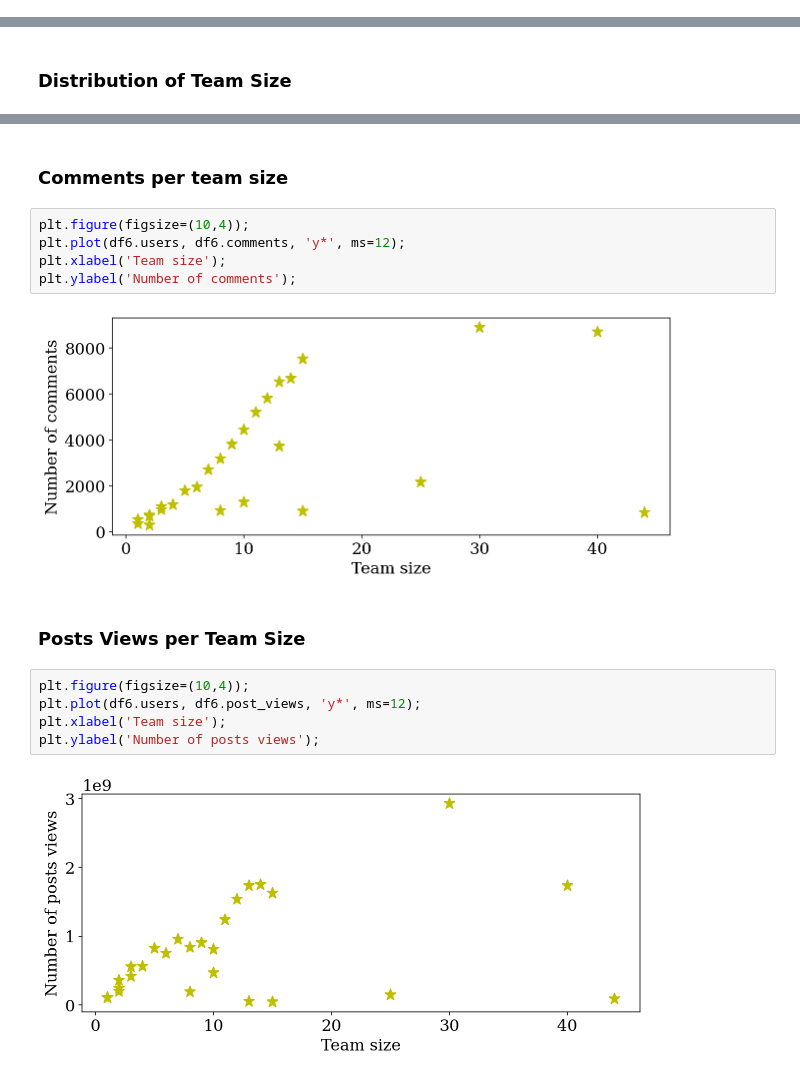
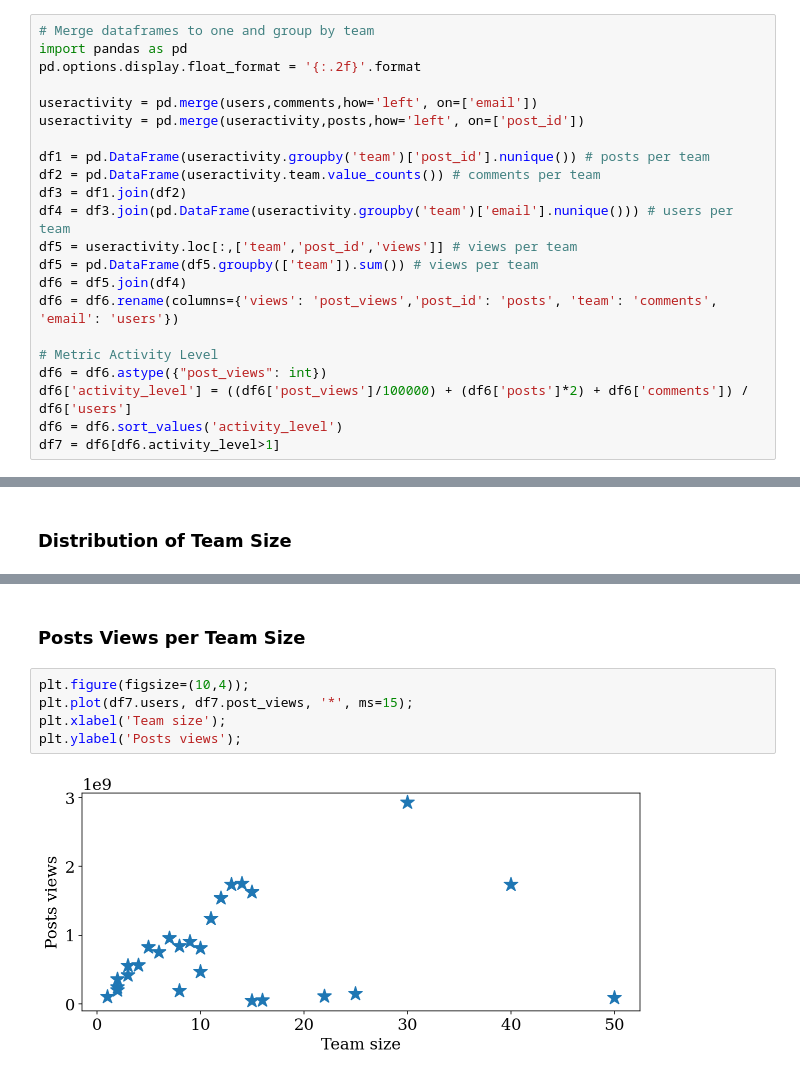
Before and after one commit to reisdebora/user-activity, a Jupyter notebook: notebook.ipynb, the cells around one changed output, grey strips where cells are left out. Cells and saved outputs as stored; diff of their text form.

```diff
--- a/notebook.ipynb
+++ b/notebook.ipynb
@@ -238,0 +139,22 @@ df6.sort_values('activity_level')
+# %%
+# Merge dataframes to one and group by team
+import pandas as pd
+pd.options.display.float_format = '{:.2f}'.format
+
+useractivity = pd.merge(users,comments,how='left', on=['email'])
+useractivity = pd.merge(useractivity,posts,how='left', on=['post_id'])
+
+df1 = pd.DataFrame(useractivity.groupby('team')['post_id'].nunique()) # posts per team
+df2 = pd.DataFrame(useractivity.team.value_counts()) # comments per team
+df3 = df1.join(df2)
+df4 = df3.join(pd.DataFrame(useractivity.groupby('team')['email'].nunique())) # users per team
+df5 = useractivity.loc[:,['team','post_id','views']] # views per team
+df5 = pd.DataFrame(df5.groupby(['team']).sum()) # views per team
+df6 = df5.join(df4)
+df6 = df6.rename(columns={'views': 'post_views','post_id': 'posts', 'team': 'comments', 'email': 'users'})
+
+# Metric Activity Level
+df6 = df6.astype({"post_views": int})
+df6['activity_level'] = ((df6['post_views']/100000) + (df6['posts']*2) + df6['comments']) / df6['users']
+df6 = df6.sort_values('activity_level')
+df7 = df6[df6.activity_level>1]
@@ -255,18 +194,9 @@ plt.ylabel('Number of posts');
-# %% [markdown]
-### Comments per team size
-# %%
-plt.figure(figsize=(10,4));
-plt.plot(df6.users, df6.comments, 'y*', ms=12);
-plt.xlabel('Team size');
-plt.ylabel('Number of comments');
-# %% [output]
-[figure, removed]
 # %% [markdown]
 ### Posts Views per Team Size
 # %%
 plt.figure(figsize=(10,4));
-plt.plot(df6.users, df6.post_views, 'y*', ms=12);
+plt.plot(df7.users, df7.post_views, '*', ms=15);
 plt.xlabel('Team size');
-plt.ylabel('Number of posts views');
+plt.ylabel('Posts views');
 # %% [output]
-[figure, old version]
+[figure, new version]
```
Also changed, not shown: parts of 26 cells of this notebook.
